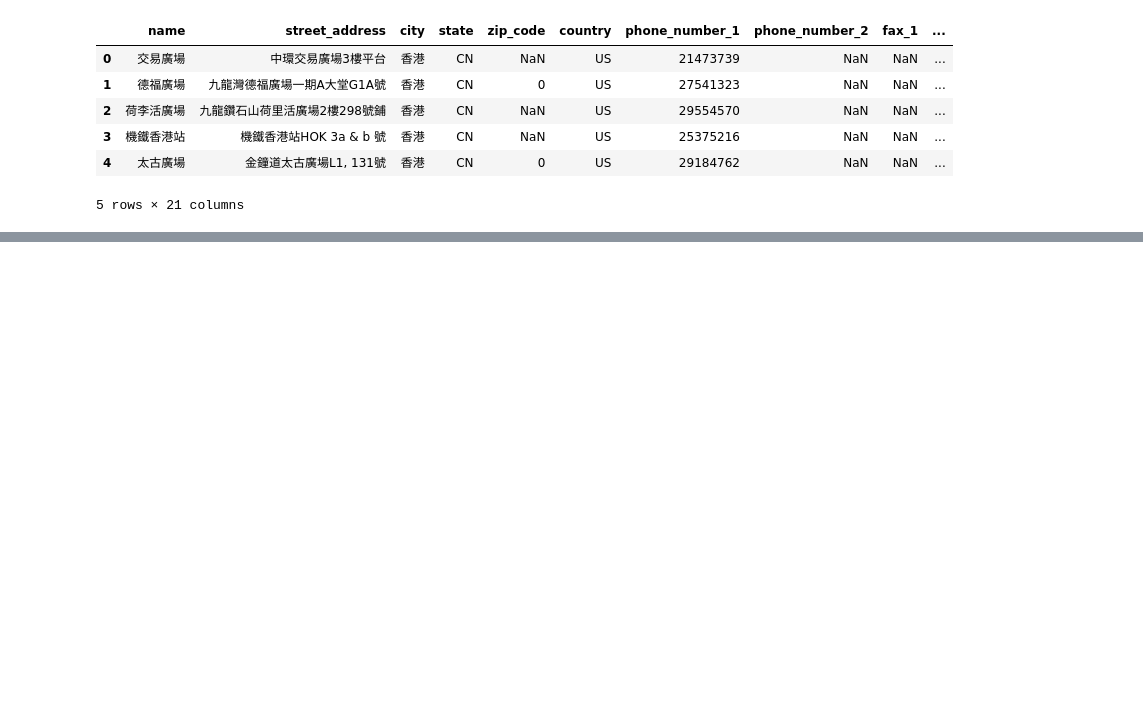
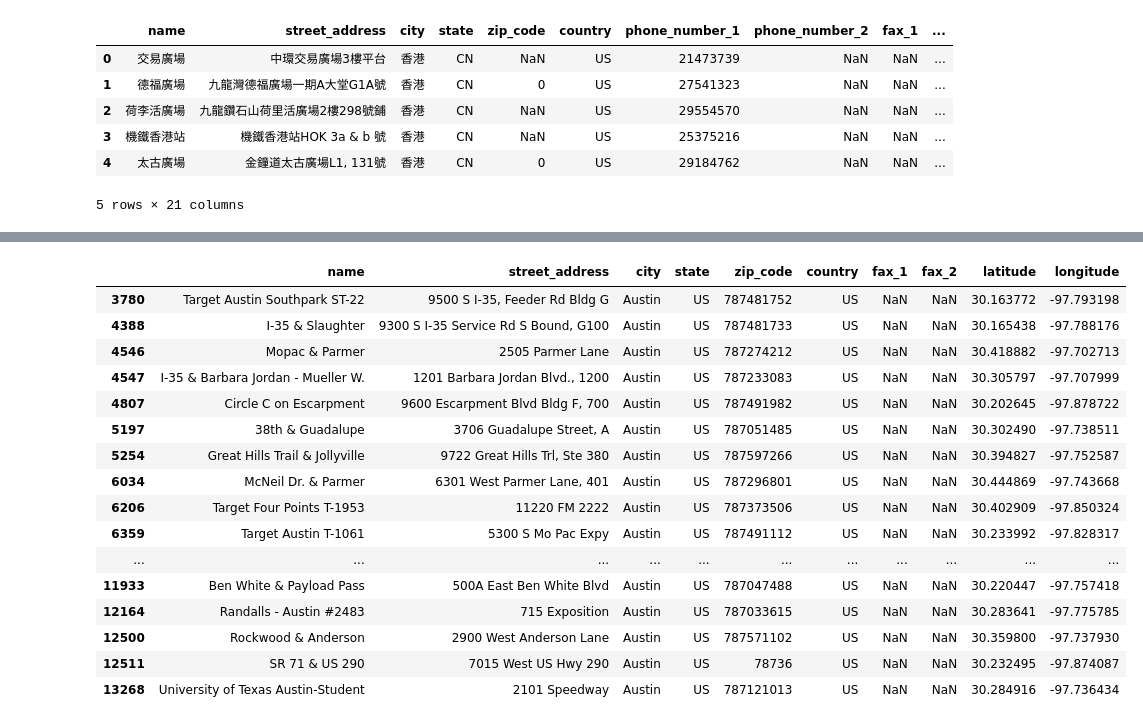
Before and after one commit to EGeorge2021r/Fintech5Falcons, a Jupyter notebook: Resources/demo_estate_data.ipynb, the cells around one changed output, grey strips where cells are left out. Cells and saved outputs as stored; diff of their text form; code cells hidden in the pictures; blank space fills up the shorter version.

Commit message:
Add filtered starbucks location data by drop function to remove 6 columns not relevant to analysis

```diff
--- a/Resources/demo_estate_data.ipynb
+++ b/Resources/demo_estate_data.ipynb
@@ -135,16 +154,34 @@ austin_starbucks_df
 # %%
 # Remove muliple columns not relevant to analysis
 #clean_austin_starbucks_df=
-austin_starbucks_df.drop(['url','phone_number_1', 'phone_number_2', 'email_1', 'email_2', 'website', 'open_hours', 'facebook', 'twitter', 'instagram', 'pinterest', 'youtube'], axis = 1)
+austin_starbucks_df.drop(['phone_number_1', 'phone_number_2', 'email_1', 'email_2', 'website', 'open_hours', 'facebook', 'twitter', 'instagram', 'pinterest', 'youtube'], axis = 1)
 
 #clean_austin_starbucks_df
 #austin_starbucks_df
 
 
 # Remove two columns name is 'C' and 'D'
 #df.drop(['C', 'D'], axis = 1)
 
 # df.drop(columns =['C', 'D'])
+# %% [output]
+|  | name | street_address | city | state | zip_code | country | fax_1 | fax_2 | latitude | longitude |
+| 3780 | Target Austin Southpark ST-22 | 9500 S I-35, Feeder Rd Bldg G | Austin | US | 787481752 | US | NaN | NaN | 30.163772 | -97.793198 |
+| 4388 | I-35 & Slaughter | 9300 S I-35 Service Rd S Bound, G100 | Austin | US | 787481733 | US | NaN | NaN | 30.165438 | -97.788176 |
+| 4546 | Mopac & Parmer | 2505 Parmer Lane | Austin | US | 787274212 | US | NaN | NaN | 30.418882 | -97.702713 |
+| 4547 | I-35 & Barbara Jordan - Mueller W. | 1201 Barbara Jordan Blvd., 1200 | Austin | US | 787233083 | US | NaN | NaN | 30.305797 | -97.707999 |
+| 4807 | Circle C on Escarpment | 9600 Escarpment Blvd Bldg F, 700 | Austin | US | 787491982 | US | NaN | NaN | 30.202645 | -97.878722 |
+| 5197 | 38th & Guadalupe | 3706 Guadalupe Street, A | Austin | US | 787051485 | US | NaN | NaN | 30.302490 | -97.738511 |
+| 5254 | Great Hills Trail & Jollyville | 9722 Great Hills Trl, Ste 380 | Austin | US | 787597266 | US | NaN | NaN | 30.394827 | -97.752587 |
+| 6034 | McNeil Dr. & Parmer | 6301 West Parmer Lane, 401 | Austin | US | 787296801 | US | NaN | NaN | 30.444869 | -97.743668 |
+| 6206 | Target Four Points T-1953 | 11220 FM 2222 | Austin | US | 787373506 | US | NaN | NaN | 30.402909 | -97.850324 |
+| 6359 | Target Austin T-1061 | 5300 S Mo Pac Expy | Austin | US | 787491112 | US | NaN | NaN | 30.233992 | -97.828317 |
+| ... | ... | ... | ... | ... | ... | ... | ... | ... | ... | ... |
+| 11933 | Ben White & Payload Pass | 500A East Ben White Blvd | Austin | US | 787047488 | US | NaN | NaN | 30.220447 | -97.757418 |
+| 12164 | Randalls - Austin #2483 | 715 Exposition | Austin | US | 787033615 | US | NaN | NaN | 30.283641 | -97.775785 |
+| 12500 | Rockwood & Anderson | 2900 West Anderson Lane | Austin | US | 787571102 | US | NaN | NaN | 30.359800 | -97.737930 |
+| 12511 | SR 71 & US 290 | 7015 West US Hwy 290 | Austin | US | 78736 | US | NaN | NaN | 30.232495 | -97.874087 |
+| 13268 | University of Texas Austin-Student | 2101 Speedway | Austin | US | 787121013 | US | NaN | NaN | 30.284916 | -97.736434 |
 # %%
 starbucks_opening_df= pd.read_csv(Path("../Resources/data/starbucks_opening.csv"))
 starbucks_opening_df
```
Also changed, not shown: parts of 1 cell of this notebook.
